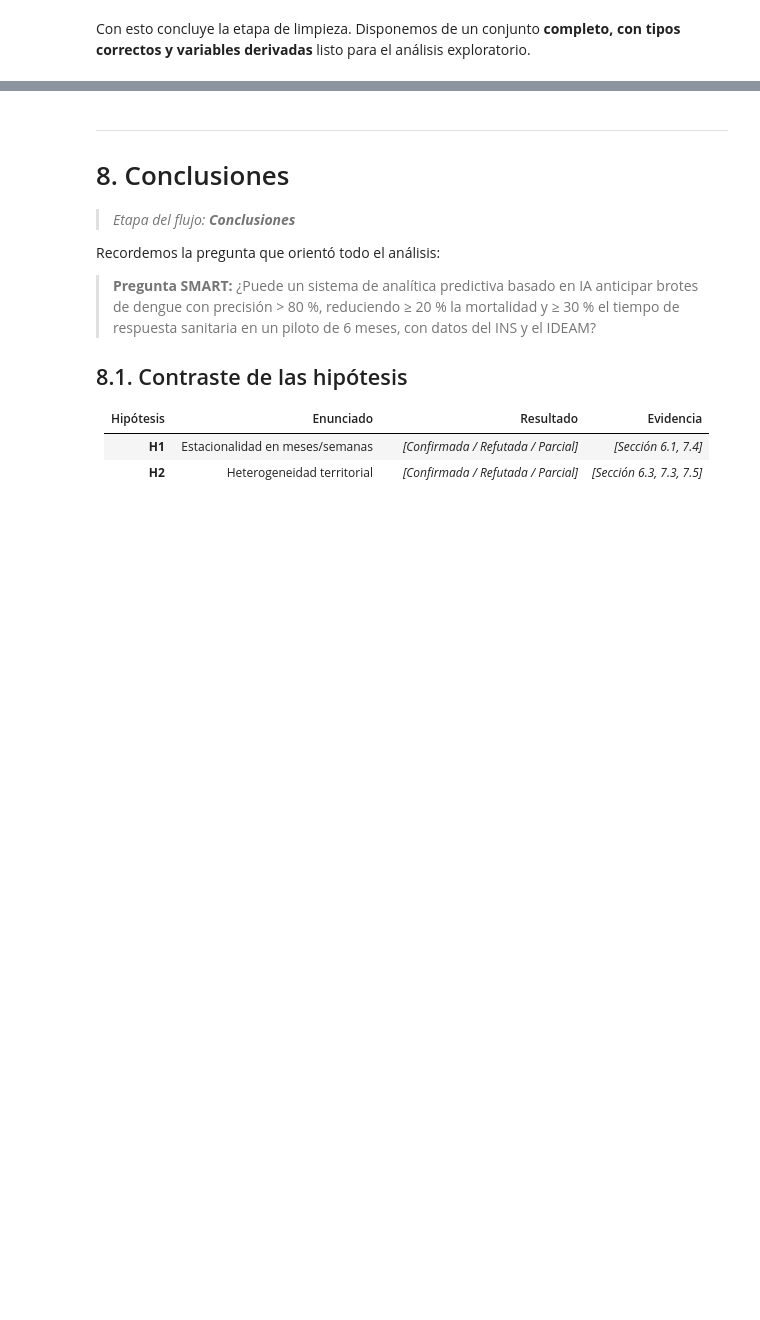
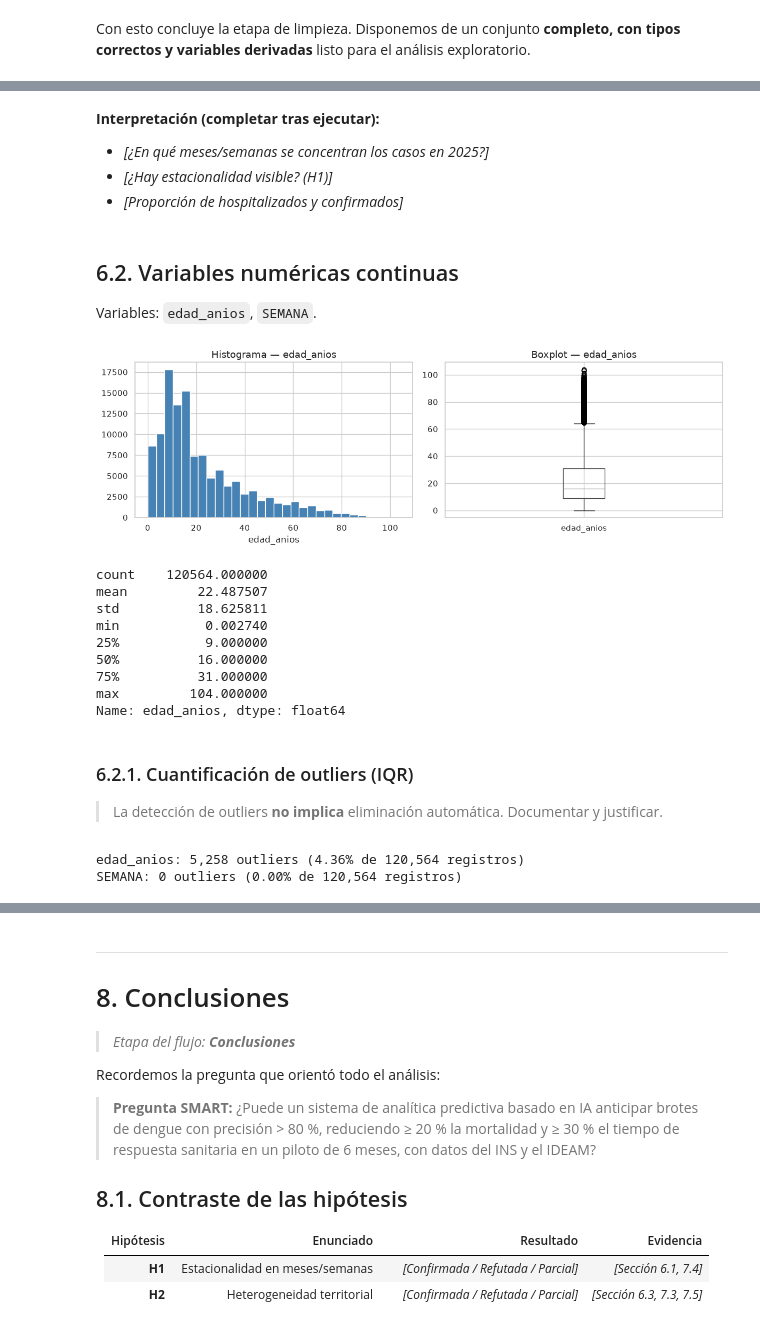
Before and after one commit to giovannyjb/proyecto_analisis_de_datos_I, a Jupyter notebook: notebooks/taller1_eda_dengue.ipynb, the cells around one changed output, grey strips where cells are left out. Drawn from its saved outputs; the diff is of its cells as text; code cells hidden in the pictures; blank space fills up the shorter version.

```diff
--- a/notebooks/taller1_eda_dengue.ipynb
+++ b/notebooks/taller1_eda_dengue.ipynb
@@ -518,0 +611,53 @@ Mapas de calor o choropleth por departamento/municipio. Requiere coordenadas o s
+# %% [markdown]
+**Interpretación (completar tras ejecutar):**
+
+- _[¿En qué meses/semanas se concentran los casos en 2025?]_
+- _[¿Hay estacionalidad visible? (H1)]_
+- _[Proporción de hospitalizados y confirmados]_
+# %% [markdown]
+## 6.2. Variables numéricas continuas
+
+Variables: `edad_anios`, `SEMANA`.
+# %%
+def analizar_variable_continua(columna, data=df_limpio):
+    """Muestra estadísticos, histograma y boxplot de una variable continua."""
+    fig, axes = plt.subplots(1, 2, figsize=(12, 4))
+    data[columna].hist(bins=30, ax=axes[0], color="steelblue", edgecolor="white")
+    axes[0].set_title(f"Histograma — {columna}")
+    axes[0].set_xlabel(columna)
+    data.boxplot(column=columna, ax=axes[1])
+    axes[1].set_title(f"Boxplot — {columna}")
+    plt.tight_layout()
+    plt.show()
+    display(data[columna].describe())
+
+analizar_variable_continua("edad_anios")
+# %% [output]
+[figure, added]
+count    120564.000000
+mean         22.487507
+std          18.625811
+min           0.002740
+25%           9.000000
+50%          16.000000
+75%          31.000000
+max         104.000000
+Name: edad_anios, dtype: float64
+# %% [markdown]
+### 6.2.1. Cuantificación de outliers (IQR)
+
+> La detección de outliers **no implica** eliminación automática. Documentar y justificar.
+# %%
+def contar_outliers_iqr(columna, data=df_limpio):
+    q1, q3 = data[columna].quantile([0.25, 0.75])
+    iqr = q3 - q1
+    mask = (data[columna] < q1 - 1.5 * iqr) | (data[columna] > q3 + 1.5 * iqr)
+    n = mask.sum()
+    return n, len(data), n / len(data) * 100
+
+for col in ["edad_anios", "SEMANA"]:
+    n, total, pct = contar_outliers_iqr(col)
+    print(f"{col}: {n:,} outliers ({pct:.2f}% de {total:,} registros)")
+# %% [output]
+edad_anios: 5,258 outliers (4.36% de 120,564 registros)
+SEMANA: 0 outliers (0.00% de 120,564 registros)
```
Also changed, not shown: parts of 74 cells of this notebook, 4 other files.
